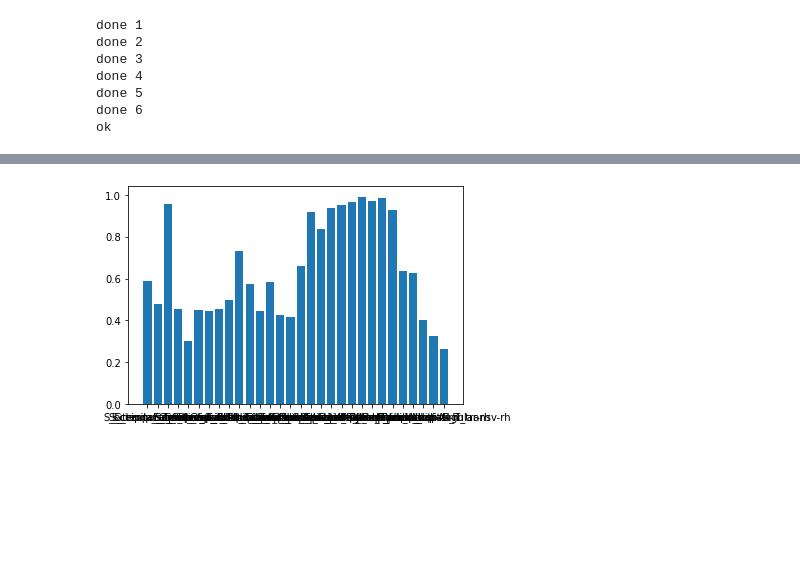
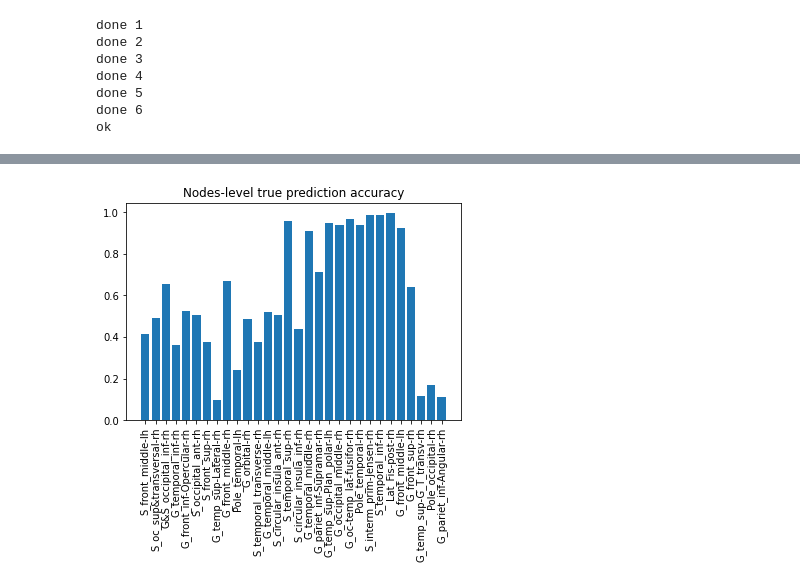
Before and after one commit to 1101AlexZab1011/NodesEstimation, a Jupyter notebook: dirty_field.ipynb, the cells around one changed output, grey strips where cells are left out. Cells and saved outputs as stored; diff of their text form; code cells hidden in the pictures; blank space fills up the shorter version.

```diff
--- a/dirty_field.ipynb
+++ b/dirty_field.ipynb
@@ -1250,7 +1250,7 @@ for _ in range(100):
     nodes_informativeness = NodesInformativeness()
     subject_informativeness = SubjectsInformativeness()
 
-    for i in range(1000):
+    for i in range(10000):
         # clf = GradientBoostingClassifier(n_estimators=10, learning_rate=1.0, max_depth=10)
         # clf = AdaBoostClassifier(n_estimators=10)
         # clf = svm.SVC(class_weight={True: .9, False: 1})
@@ -1417,0 +1422,29 @@ plt.show()
+# %%
+info_correct = {
+    key: cross_subjects_informativeness.mean()['correct']['false'][key]
+    for key in cross_subjects_informativeness.mean()['correct']['false']
+    if key in cross_subjects_informativeness.mean()['wrong']['false']
+}
+
+info_wrong = {
+    key: cross_subjects_informativeness.mean()['wrong']['false'][key]
+    for key in cross_subjects_informativeness.mean()['wrong']['false']
+    if key in cross_subjects_informativeness.mean()['correct']['false']
+}
+
+tp = np.array(
+    list(
+        info_correct.values()
+    )
+)
+
+tn = np.array(
+    list(
+        info_wrong.values()
+    )
+)
+
+plt.bar(info_correct.keys(), tp/(tn+tp))
+plt.title('Subjects-level false prediction accuracy')
+plt.xticks(rotation=90)
+plt.show()
@@ -1418,32 +1453,34 @@ plt.show()
 # %%
 info_correct = {
     key: cross_nodes_informativeness.mean()[0]['correct']['true'][key]
     for key in cross_nodes_informativeness.mean()[0]['correct']['true']
     if key in cross_nodes_informativeness.mean()[0]['wrong']['true']
 }
 
 info_wrong = {
     key: cross_nodes_informativeness.mean()[0]['wrong']['true'][key]
     for key in cross_nodes_informativeness.mean()[0]['wrong']['true']
     if key in cross_nodes_informativeness.mean()[0]['correct']['true']
 }
 
 tp = np.array(
     list(
         info_correct.values()
     )
 )
 
 tn = np.array(
     list(
         info_wrong.values()
     )
 )
 
 plt.bar(info_correct.keys(), tp/(tn+tp))
+plt.title('Nodes-level true prediction accuracy')
+plt.xticks(rotation=90)
 plt.show()
 # %% [output]
-[figure, old version]
+[figure, new version]
 # %%
 info_correct = {
     key: cross_nodes_informativeness.mean()[0]['correct']['false'][key]
```
Also changed, not shown: parts of 5 cells of this notebook.
